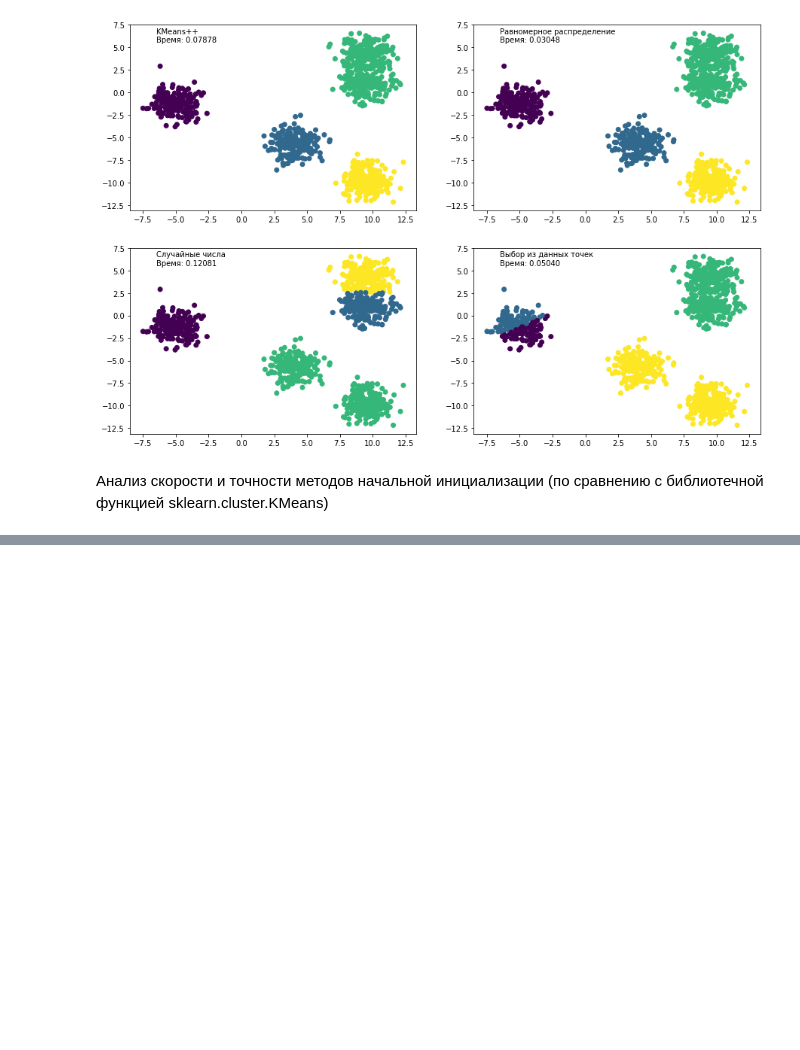
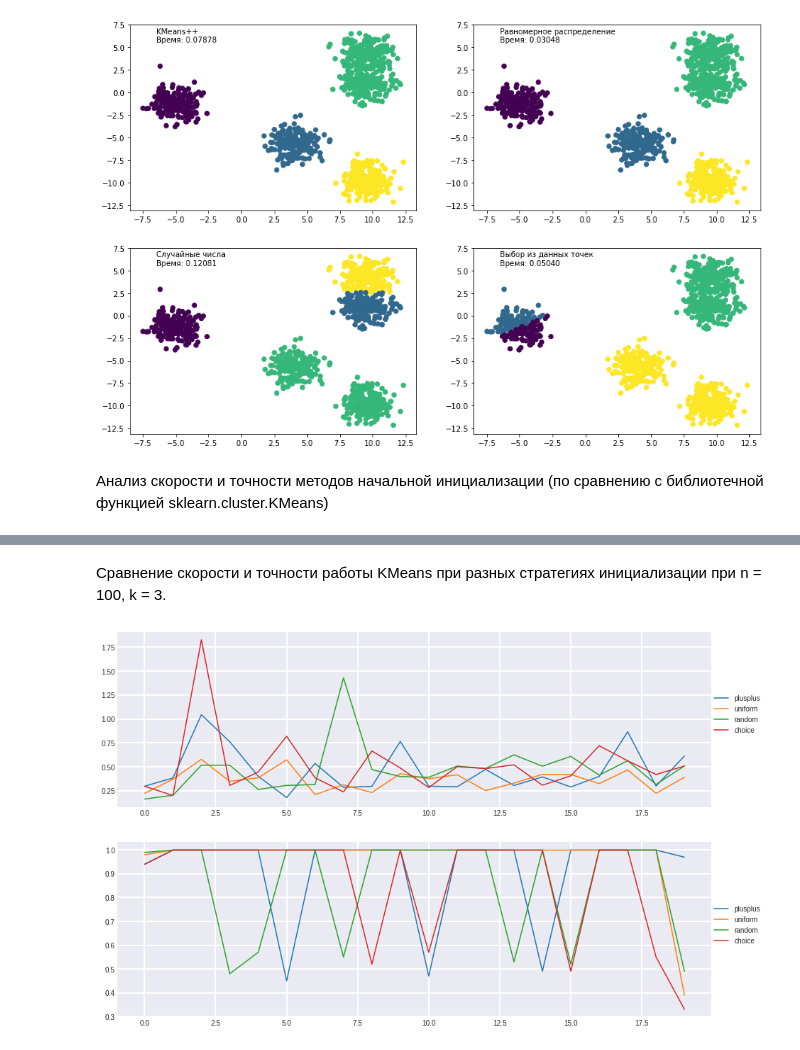
Before and after one commit to rt2122/python, a Jupyter notebook: IML/main_part1.ipynb, the cells around one changed output, grey strips where cells are left out. Drawn from its saved outputs; the diff is of its cells as text; code cells hidden in the pictures; blank space fills up the shorter version.

```diff
--- a/IML/main_part1.ipynb
+++ b/IML/main_part1.ipynb
@@ -103,0 +125,37 @@ pd.DataFrame({"n, k": tests, "KMeans++": plus_t, "Uniform": uni_t, "Random": ran
+# %% [markdown]
+Сравнение скорости и точности работы KMeans при разных стратегиях инициализации при n = 100, k = 3.
+# %%
+def strats_compar(k, n, n_tests):
+    times = ([], [], [], [])
+    accurs = ([], [], [], [])
+    for i in range(n_tests):
+        x, _ = make_blobs(n_samples = n, n_features = 2, centers = k, random_state = i)
+        true_time = time.time()
+        true_cl = KMeans(n_clusters = k, random_state = 4).fit_predict(x)
+        true_time = time.time() - true_time
+        xc, yc = clusters_centers(x, true_cl)
+        true_cl, _, _ = clusters_sorted(true_cl, xc, yc)
+        for j in range(len(strats)):
+            t = time.time()
+            cl, xc, yc = KMeans4(x, k = k, strat = strats[j])
+            t = time.time() - t
+            cl, _, _ = clusters_sorted(cl, xc, yc)
+            times[j].append(t / true_time)
+            overl = list(true_cl == cl).count(True)
+            accurs[j].append(overl / n)
+    pylab.figure(0, figsize = (15, 10))
+    pylab.subplot(211)
+    for i in range(len(strats)):
+        plt.plot(range(n_tests), times[i], label = strats[i])
+    plt.legend(loc=(1, 0.4))
+    plt.grid(lw=2)
+    pylab.subplot(212)
+    for i in range(len(strats)):
+        plt.plot(range(n_tests), accurs[i], label = strats[i])
+    plt.legend(loc=(1, 0.4))
+    plt.grid(lw=2)
+    plt.show()
+
+strats_compar(3, 100, 20)
+# %% [output]
+[figure, added]
```
Also changed, not shown: parts of 9 cells of this notebook, 5 other files.
